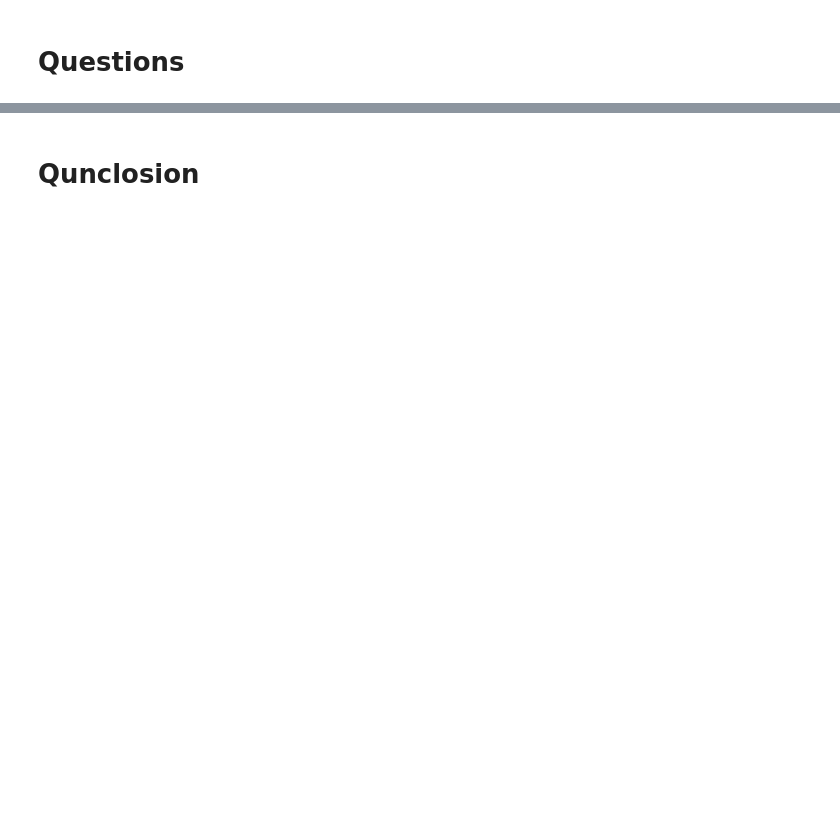
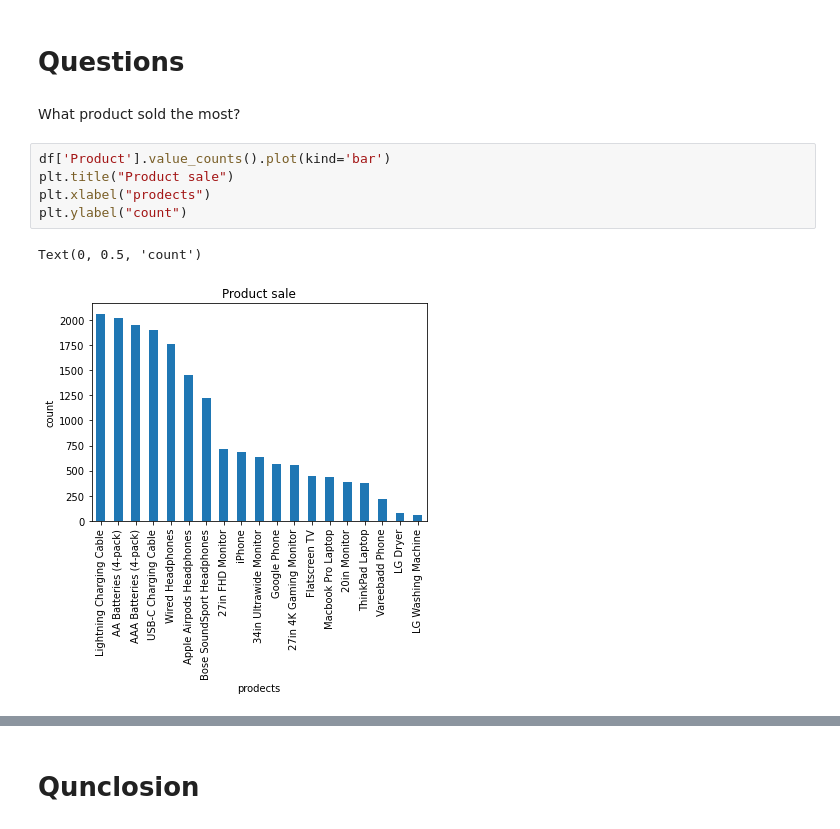
Before and after one commit to modisultan/EC_EDA, a Jupyter notebook: E company.ipynb, the cells around one changed output, grey strips where cells are left out. Cells and saved outputs as stored; diff of their text form; blank space fills up the shorter version.

```diff
--- a/E company.ipynb
+++ b/E company.ipynb
@@ -141,2 +273,12 @@ Purchase Address  :  59  null value out of  18383 value
 # %% [markdown]
 # <a name=Questions>Questions</a>
+# %% [markdown]
+What product sold the most?
+# %%
+df['Product'].value_counts().plot(kind='bar')
+plt.title("Product sale")
+plt.xlabel("prodects")
+plt.ylabel("count")
+# %% [output]
+Text(0, 0.5, 'count')
+[figure, added]
```
Also changed, not shown: parts of 36 cells of this notebook.
